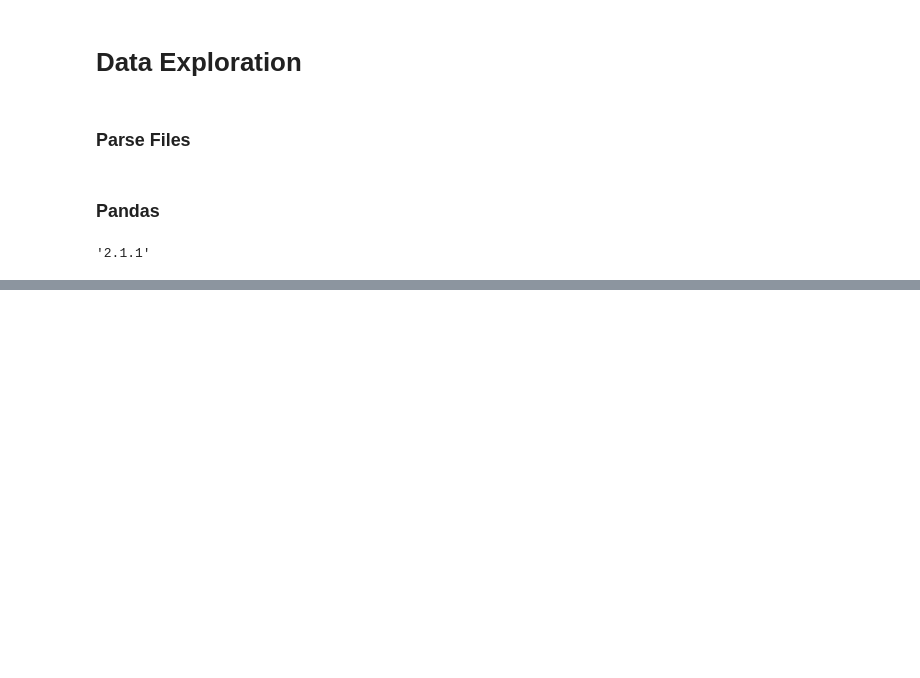
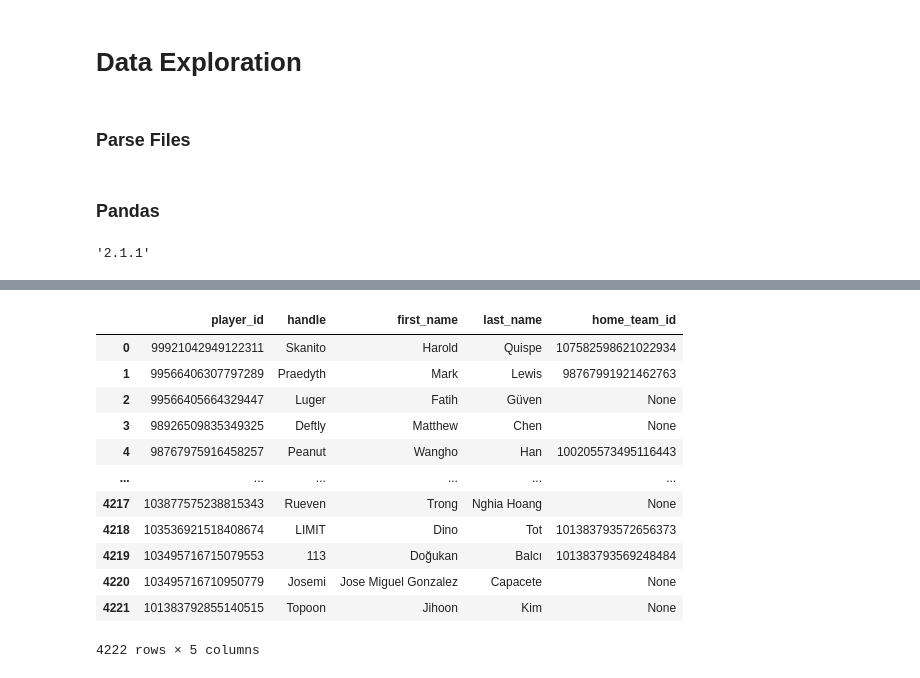
Before and after one commit to projectulterior/global-power-rankings, a Jupyter notebook: data_exploration.ipynb, the cells around one changed output, grey strips where cells are left out. Saved outputs shown, nothing was run; the diff lists cells and outputs as text; code cells hidden in the pictures; blank space fills up the shorter version.

```diff
--- a/data_exploration.ipynb
+++ b/data_exploration.ipynb
@@ -41,0 +57,16 @@ AttributeError: 'list' object has no attribute 'keys'
+# %%
+players
+# %% [output]
+|  | player_id | handle | first_name | last_name | home_team_id |
+| 0 | 99921042949122311 | Skanito | Harold | Quispe | 107582598621022934 |
+| 1 | 99566406307797289 | Praedyth | Mark | Lewis | 98767991921462763 |
+| 2 | 99566405664329447 | Luger | Fatih | Güven | None |
+| 3 | 98926509835349325 | Deftly | Matthew | Chen | None |
+| 4 | 98767975916458257 | Peanut | Wangho | Han | 100205573495116443 |
+| ... | ... | ... | ... | ... | ... |
+| 4217 | 103877575238815343 | Rueven | Trong | Nghia Hoang | None |
+| 4218 | 103536921518408674 | LIMIT | Dino | Tot | 101383793572656373 |
+| 4219 | 103495716715079553 | 113 | Doğukan | Balcı | 101383793569248484 |
+| 4220 | 103495716710950779 | Josemi | Jose Miguel Gonzalez | Capacete | None |
+| 4221 | 101383792855140515 | Topoon | Jihoon | Kim | None |
+4222 rows × 5 columns
```
Also changed, not shown: parts of 3 cells of this notebook.
